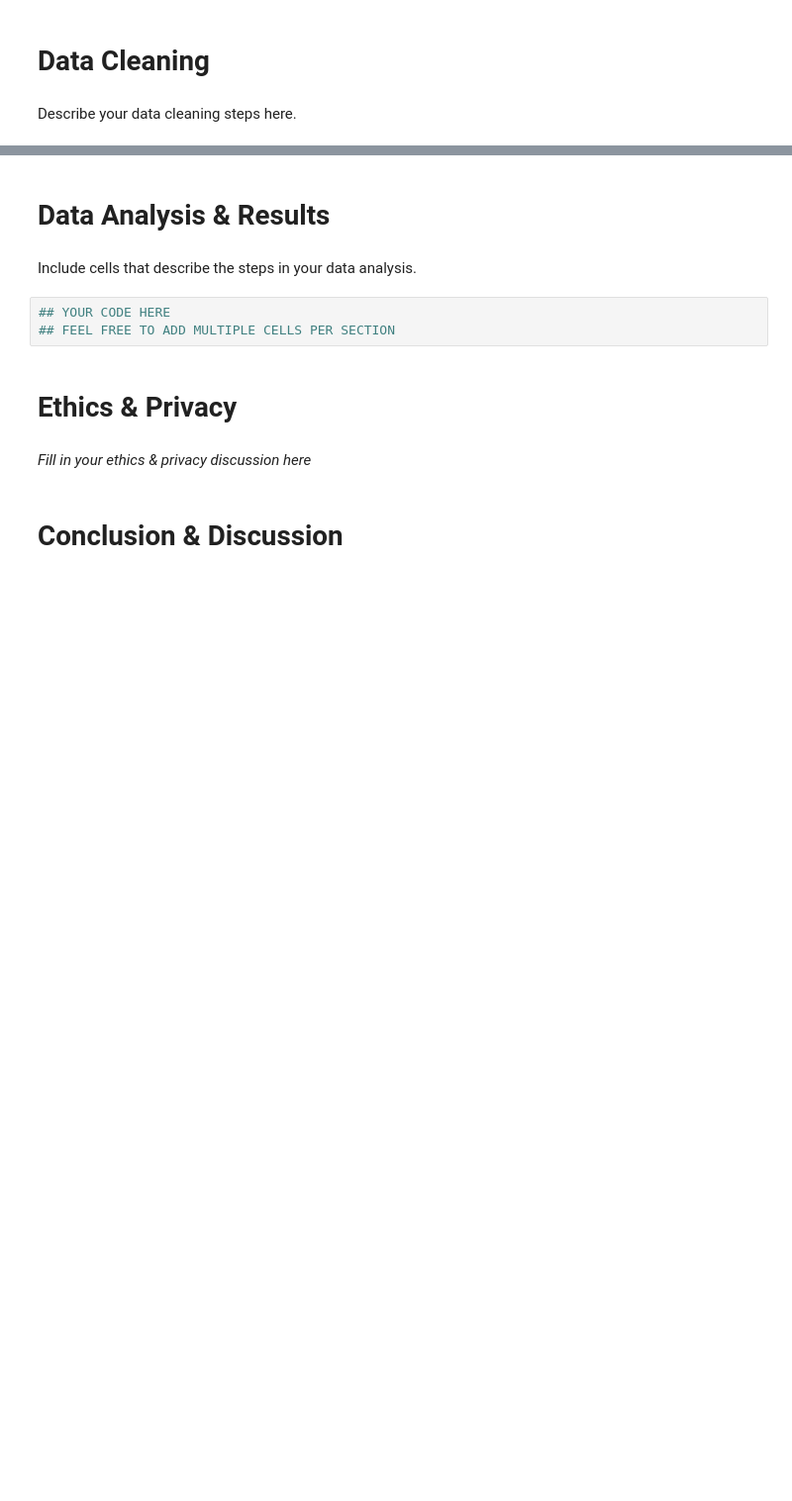
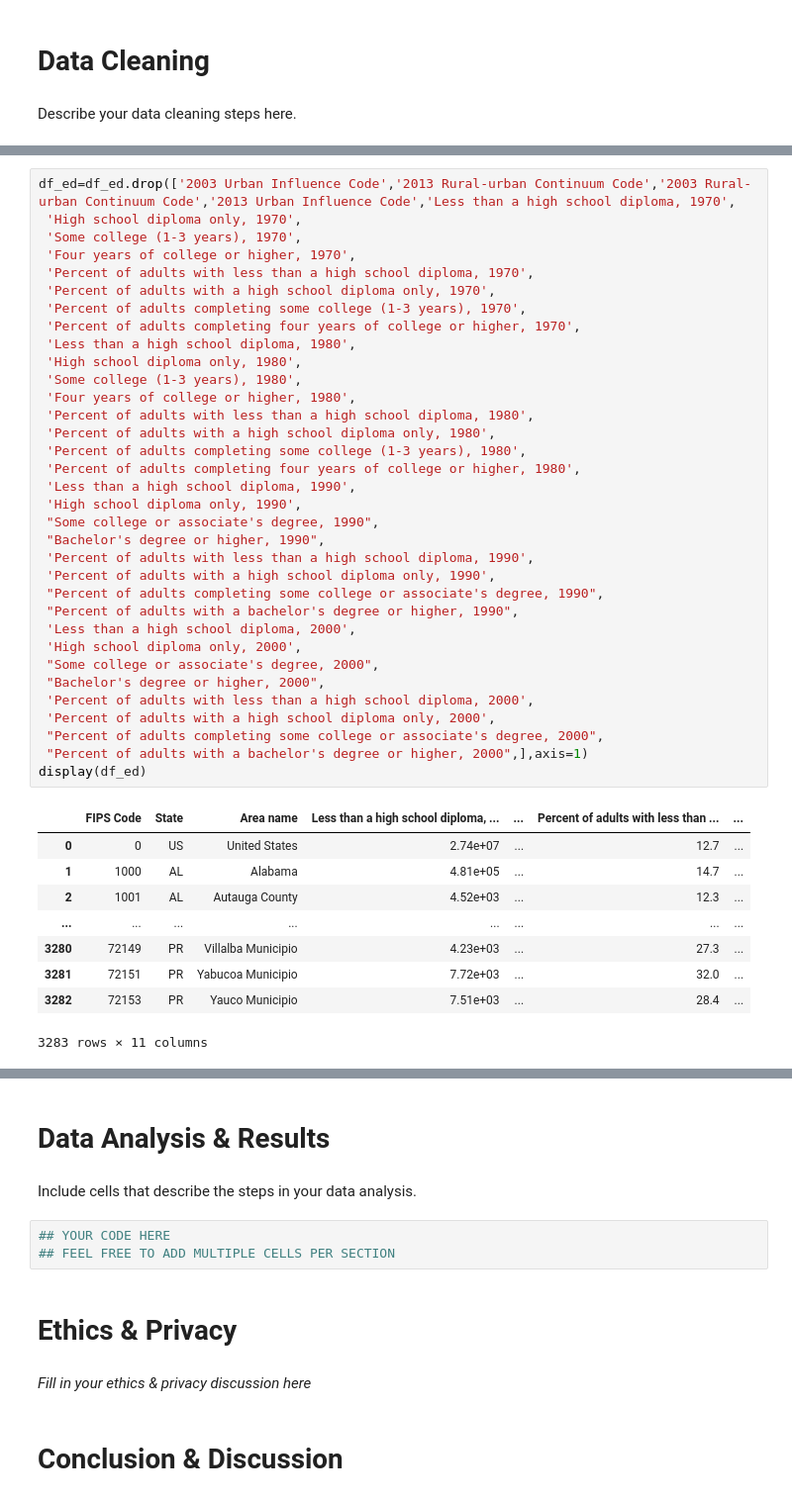
Before and after one commit to cwguan/COGS108-FinalProject, a Jupyter notebook: FinalProject.ipynb, the cells around one changed output, grey strips where cells are left out. Shown: that part at 99% size. Cells and saved outputs as stored; diff of their text form; blank space fills up the shorter version.

```diff
--- a/FinalProject.ipynb
+++ b/FinalProject.ipynb
@@ -62,0 +116,44 @@ Describe your data cleaning steps here.
+# %%
+df_ed=df_ed.drop(['2003 Urban Influence Code','2013 Rural-urban Continuum Code','2003 Rural-urban Continuum Code','2013 Urban Influence Code','Less than a high school diploma, 1970',
+ 'High school diploma only, 1970',
+ 'Some college (1-3 years), 1970',
+ 'Four years of college or higher, 1970',
+ 'Percent of adults with less than a high school diploma, 1970',
+ 'Percent of adults with a high school diploma only, 1970',
+ 'Percent of adults completing some college (1-3 years), 1970',
+ 'Percent of adults completing four years of college or higher, 1970',
+ 'Less than a high school diploma, 1980',
+ 'High school diploma only, 1980',
+ 'Some college (1-3 years), 1980',
+ 'Four years of college or higher, 1980',
+ 'Percent of adults with less than a high school diploma, 1980',
+ 'Percent of adults with a high school diploma only, 1980',
+ 'Percent of adults completing some college (1-3 years), 1980',
+ 'Percent of adults completing four years of college or higher, 1980',
+ 'Less than a high school diploma, 1990',
+ 'High school diploma only, 1990',
+ "Some college or associate's degree, 1990",
+ "Bachelor's degree or higher, 1990",
+ 'Percent of adults with less than a high school diploma, 1990',
+ 'Percent of adults with a high school diploma only, 1990',
+ "Percent of adults completing some college or associate's degree, 1990",
+ "Percent of adults with a bachelor's degree or higher, 1990",
+ 'Less than a high school diploma, 2000',
+ 'High school diploma only, 2000',
+ "Some college or associate's degree, 2000",
+ "Bachelor's degree or higher, 2000",
+ 'Percent of adults with less than a high school diploma, 2000',
+ 'Percent of adults with a high school diploma only, 2000',
+ "Percent of adults completing some college or associate's degree, 2000",
+ "Percent of adults with a bachelor's degree or higher, 2000",],axis=1)
+display(df_ed)
+# %% [output]
+|  | FIPS Code | State | Area name | Less than a high school diploma, ... | ... | Percent of adults with less than ... | ... |
+| 0 | 0 | US | United States | 2.74e+07 | ... | 12.7 | ... |
+| 1 | 1000 | AL | Alabama | 4.81e+05 | ... | 14.7 | ... |
+| 2 | 1001 | AL | Autauga County | 4.52e+03 | ... | 12.3 | ... |
+| ... | ... | ... | ... | ... | ... | ... | ... |
+| 3280 | 72149 | PR | Villalba Municipio | 4.23e+03 | ... | 27.3 | ... |
+| 3281 | 72151 | PR | Yabucoa Municipio | 7.72e+03 | ... | 32.0 | ... |
+| 3282 | 72153 | PR | Yauco Municipio | 7.51e+03 | ... | 28.4 | ... |
+3283 rows × 11 columns
```
Also changed, not shown: parts of 18 cells of this notebook.
